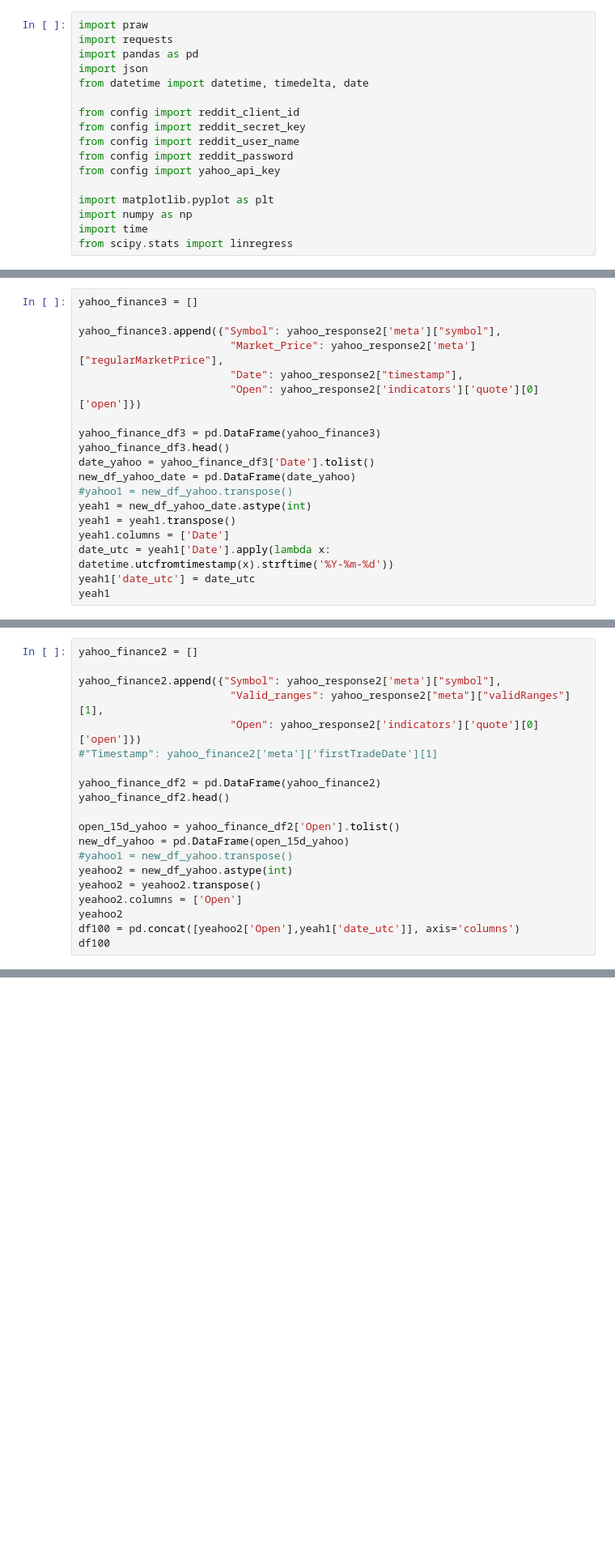
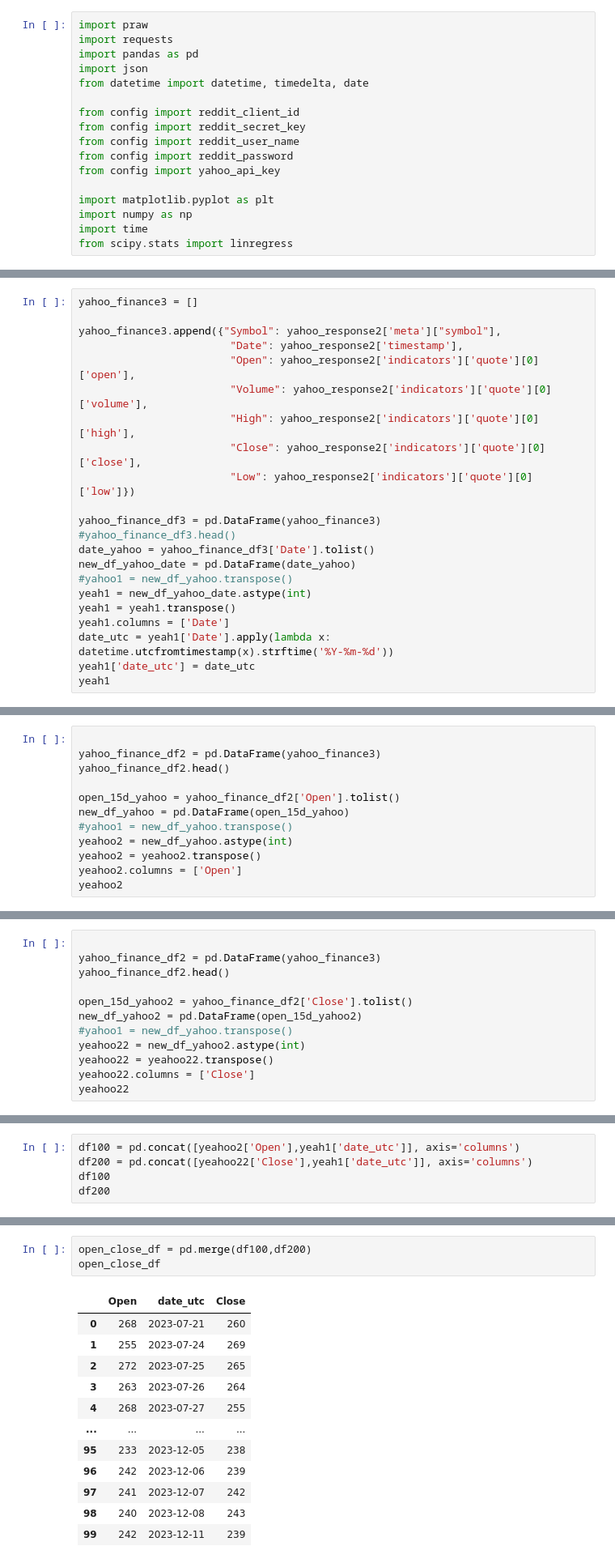
Before and after one commit to AprilHolmes7825/Project_1, a Jupyter notebook: Reddit_data_pull.ipynb, the cells around one changed output, grey strips where cells are left out. Shown: that part at 81% size. Saved outputs shown, nothing was run; the diff lists cells and outputs as text; blank space fills up the shorter version.

```diff
--- a/Reddit_data_pull.ipynb
+++ b/Reddit_data_pull.ipynb
@@ -133,12 +148,15 @@ yahoo_response2
 yahoo_finance3 = []
 
 yahoo_finance3.append({"Symbol": yahoo_response2['meta']["symbol"],
-                        "Market_Price": yahoo_response2['meta']["regularMarketPrice"],
-                        "Date": yahoo_response2["timestamp"],
-                        "Open": yahoo_response2['indicators']['quote'][0]['open']})
+                        "Date": yahoo_response2['timestamp'],
+                        "Open": yahoo_response2['indicators']['quote'][0]['open'],
+                        "Volume": yahoo_response2['indicators']['quote'][0]['volume'],
+                        "High": yahoo_response2['indicators']['quote'][0]['high'],
+                        "Close": yahoo_response2['indicators']['quote'][0]['close'],
+                        "Low": yahoo_response2['indicators']['quote'][0]['low']})
 
 yahoo_finance_df3 = pd.DataFrame(yahoo_finance3)
-yahoo_finance_df3.head()
+#yahoo_finance_df3.head()
 date_yahoo = yahoo_finance_df3['Date'].tolist()
 new_df_yahoo_date = pd.DataFrame(date_yahoo)
 #yahoo1 = new_df_yahoo.transpose()
@@ -151,12 +183,6 @@ yeah1
 # %%
-yahoo_finance2 = []
 
-yahoo_finance2.append({"Symbol": yahoo_response2['meta']["symbol"],
-                        "Valid_ranges": yahoo_response2["meta"]["validRanges"][1],
-                        "Open": yahoo_response2['indicators']['quote'][0]['open']})
-#"Timestamp": yahoo_finance2['meta']['firstTradeDate'][1]
-
-yahoo_finance_df2 = pd.DataFrame(yahoo_finance2)
+yahoo_finance_df2 = pd.DataFrame(yahoo_finance3)
 yahoo_finance_df2.head()
 
 open_15d_yahoo = yahoo_finance_df2['Open'].tolist()
@@ -166,5 +192,3 @@ yeahoo2 = new_df_yahoo.astype(int)
 yeahoo2 = yeahoo2.transpose()
 yeahoo2.columns = ['Open']
 yeahoo2
-df100 = pd.concat([yeahoo2['Open'],yeah1['date_utc']], axis='columns')
-df100
@@ -170,0 +209,12 @@ df100
+# %%
+
+yahoo_finance_df2 = pd.DataFrame(yahoo_finance3)
+yahoo_finance_df2.head()
+
+open_15d_yahoo2 = yahoo_finance_df2['Close'].tolist()
+new_df_yahoo2 = pd.DataFrame(open_15d_yahoo2)
+#yahoo1 = new_df_yahoo.transpose()
+yeahoo22 = new_df_yahoo2.astype(int)
+yeahoo22 = yeahoo22.transpose()
+yeahoo22.columns = ['Close']
+yeahoo22
@@ -170,0 +235,5 @@ df100
+# %%
+df100 = pd.concat([yeahoo2['Open'],yeah1['date_utc']], axis='columns')
+df200 = pd.concat([yeahoo22['Close'],yeah1['date_utc']], axis='columns')
+df100
+df200
@@ -170,0 +254,16 @@ df100
+# %%
+open_close_df = pd.merge(df100,df200)
+open_close_df
+# %% [output]
+|  | Open | date_utc | Close |
+| 0 | 268 | 2023-07-21 | 260 |
+| 1 | 255 | 2023-07-24 | 269 |
+| 2 | 272 | 2023-07-25 | 265 |
+| 3 | 263 | 2023-07-26 | 264 |
+| 4 | 268 | 2023-07-27 | 255 |
+| ... | ... | ... | ... |
+| 95 | 233 | 2023-12-05 | 238 |
+| 96 | 242 | 2023-12-06 | 239 |
+| 97 | 241 | 2023-12-07 | 242 |
+| 98 | 240 | 2023-12-08 | 243 |
+| 99 | 242 | 2023-12-11 | 239 |
```
Also changed, not shown: parts of 9 cells of this notebook.
